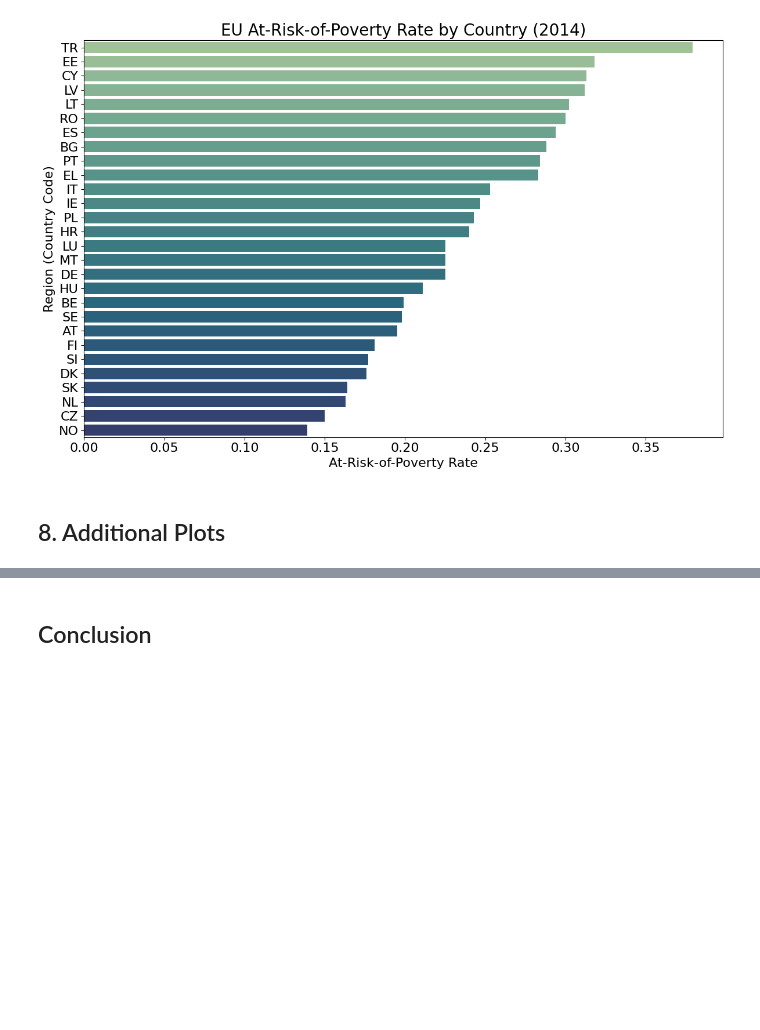
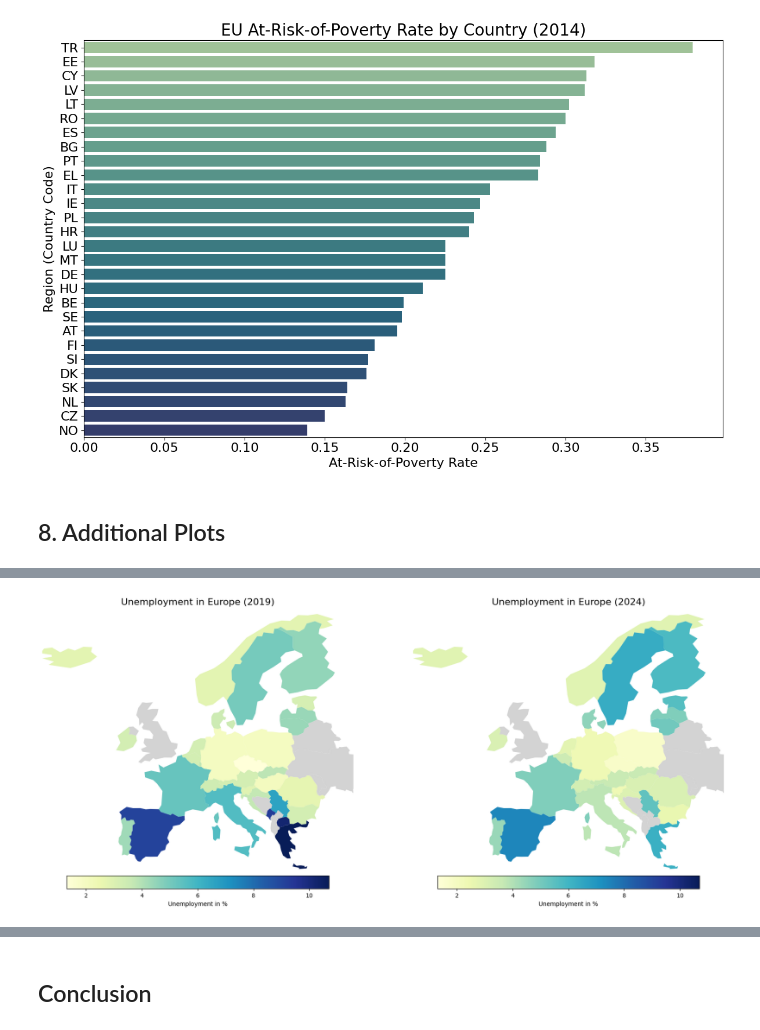
Before and after one commit to tinasophie15/CMSS_Project_Group_15, a Jupyter notebook: src/cmss_group_15.ipynb, the cells around one changed output, grey strips where cells are left out. Cells and saved outputs as stored; diff of their text form; code cells hidden in the pictures; blank space fills up the shorter version.

```diff
--- a/src/cmss_group_15.ipynb
+++ b/src/cmss_group_15.ipynb
@@ -912,0 +1240,45 @@ Marina's Plots
+# %%
+df_1 = get_data_for_year(df_unemp_long, 2019)
+df_2 = get_data_for_year(df_unemp_long, 2024)
+
+df_1["unemp"] = df_1["unemp"].astype(str).str.replace(",", ".").astype(float)
+df_2["unemp"] = df_2["unemp"].astype(str).str.replace(",", ".").astype(float)
+
+combined_values = pd.concat([df_1["unemp"], df_2["unemp"]])
+vmin = combined_values.min()
+vmax = combined_values.max()
+
+# Merge with geo data
+map_1 = europe.merge(df_1, left_on="ADM0_A3", right_on="iso_a3", how="left")
+map_2 = europe.merge(df_2, left_on="ADM0_A3", right_on="iso_a3", how="left")
+
+# Plot both maps
+fig, axes = plt.subplots(1, 2, figsize=(18, 8))
+
+for ax, map_df, year in zip(axes, [map_1, map_2], [2019, 2024]):
+    map_df.plot(
+        column="unemp",
+        ax=ax,
+        cmap="YlGnBu",
+        vmin=vmin,
+        vmax=vmax,
+        legend=True,
+        missing_kwds={"color": "lightgrey", "label": "No data"},
+        legend_kwds={
+            "label": "Unemployment in %",
+            "orientation": "horizontal",
+            "shrink": 0.7,
+            "pad": 0,
+            "aspect": 20
+        }
+    )
+    ax.set_xlim(-24, 35)
+    ax.set_ylim(34, 72)
+    ax.set_title(f"Unemployment in Europe ({year})", fontsize=16)
+    ax.axis("off")
+
+plt.tight_layout()
+plt.savefig("unemp_2019_2024.png", dpi=300, bbox_inches="tight")
+plt.show()
+# %% [output]
+[figure, added]
```
Also changed, not shown: parts of 59 cells of this notebook, 36 other files.
